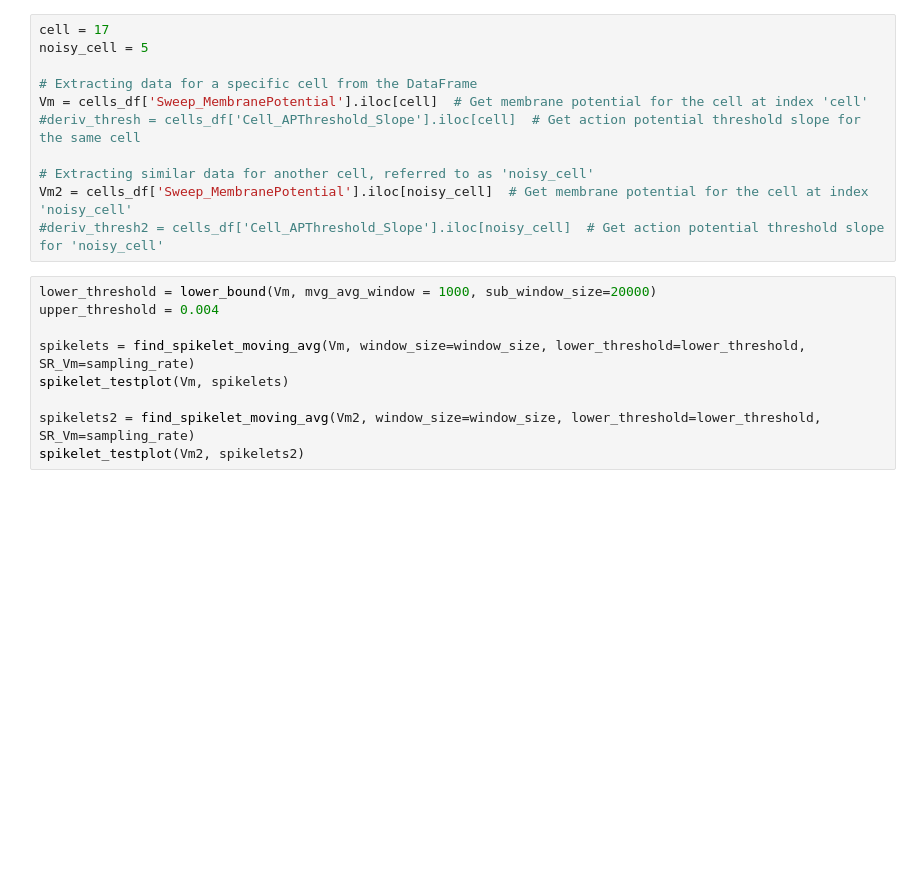
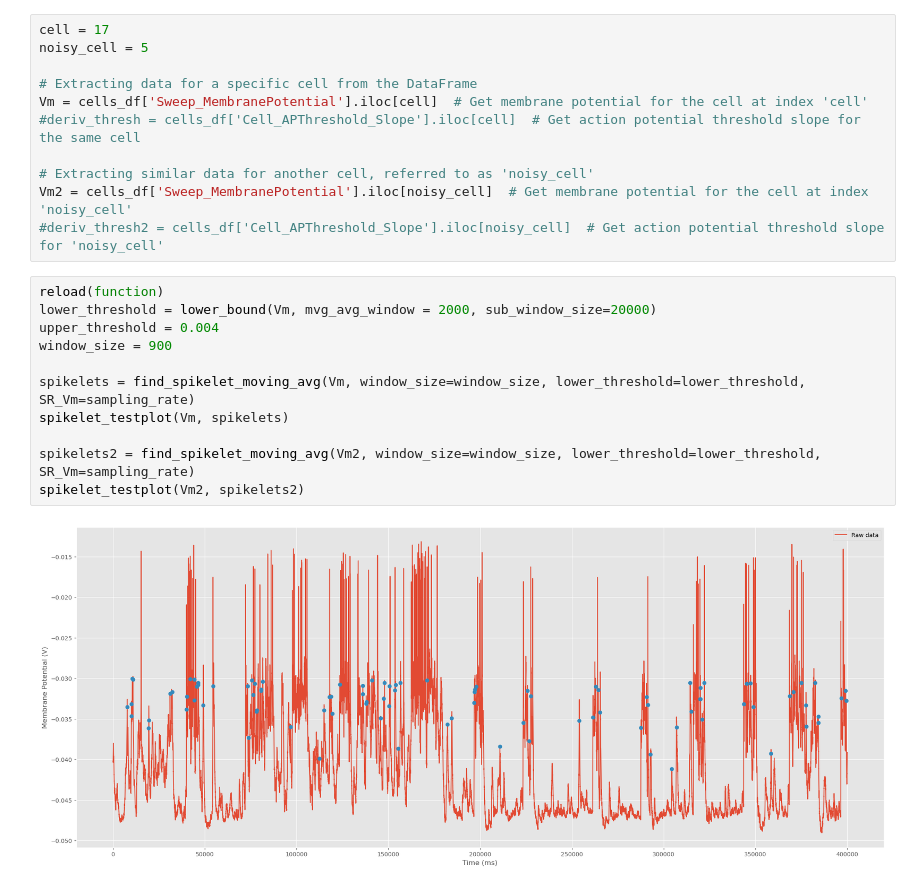
Before and after one commit to maxcaa/neuro_circuit, a Jupyter notebook: Cleardoc.ipynb, the cells around one changed output. Cells and saved outputs as stored; diff of their text form; blank space fills up the shorter version.

```diff
--- a/Cleardoc.ipynb
+++ b/Cleardoc.ipynb
@@ -52,11 +55,15 @@ Vm = cells_df['Sweep_MembranePotential'].iloc[cell]  # Get membrane potential fo
 Vm2 = cells_df['Sweep_MembranePotential'].iloc[noisy_cell]  # Get membrane potential for the cell at index 'noisy_cell'
 #deriv_thresh2 = cells_df['Cell_APThreshold_Slope'].iloc[noisy_cell]  # Get action potential threshold slope for 'noisy_cell'
 # %%
-lower_threshold = lower_bound(Vm, mvg_avg_window = 1000, sub_window_size=20000)
+reload(function)
+lower_threshold = lower_bound(Vm, mvg_avg_window = 2000, sub_window_size=20000)
 upper_threshold = 0.004
+window_size = 900
 
 spikelets = find_spikelet_moving_avg(Vm, window_size=window_size, lower_threshold=lower_threshold, SR_Vm=sampling_rate)
 spikelet_testplot(Vm, spikelets)
 
 spikelets2 = find_spikelet_moving_avg(Vm2, window_size=window_size, lower_threshold=lower_threshold, SR_Vm=sampling_rate)
 spikelet_testplot(Vm2, spikelets2)
+# %% [output]
+[figure, added]
```
Also changed, not shown: parts of 2 cells of this notebook, 2 other files.
